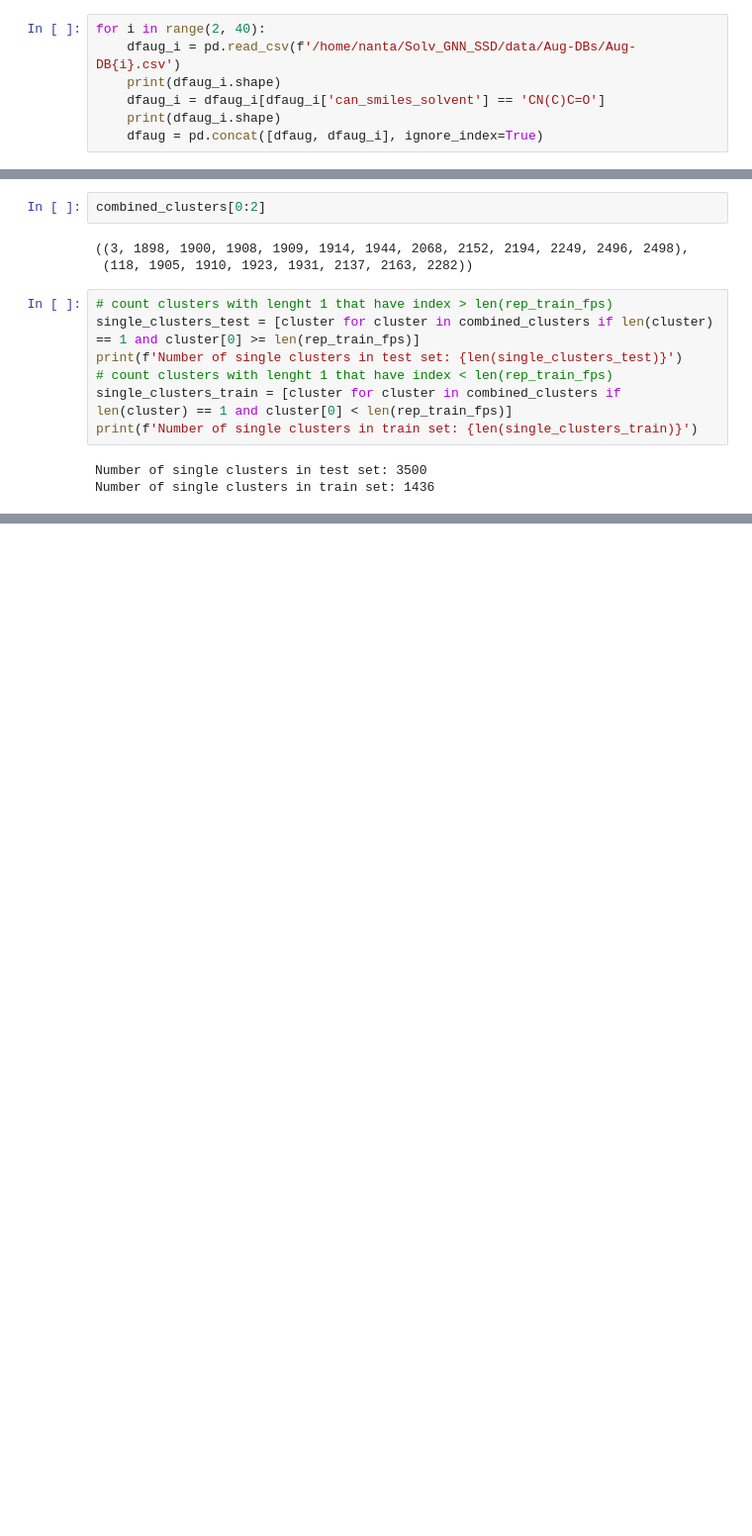
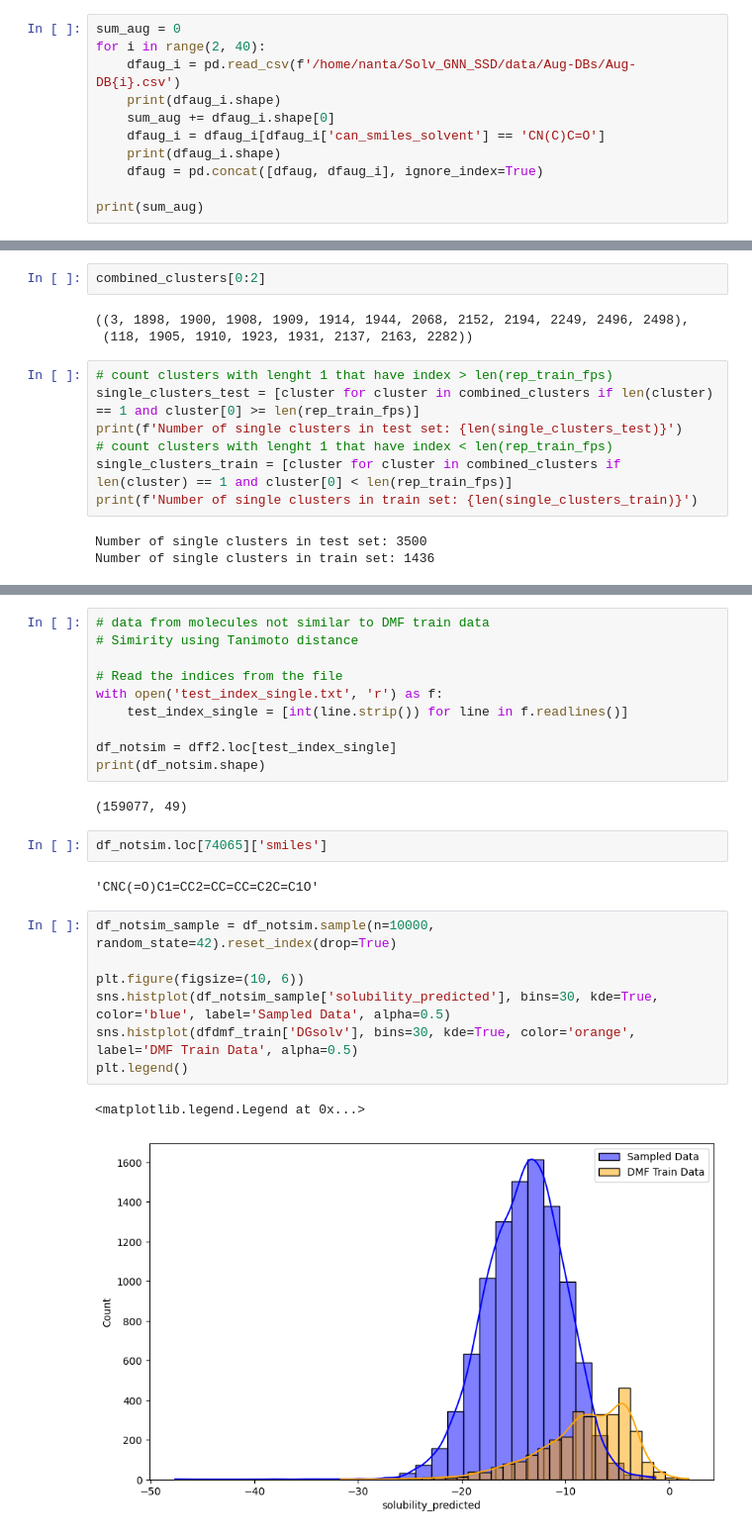
Before and after one commit to Nanta-Sp/Solv_GNN_SSD, a Jupyter notebook: notebooks/data.py.ipynb, the cells around one changed output, grey strips where cells are left out. Shown at 99% size. Saved outputs shown, nothing was run; the diff lists cells and outputs as text; blank space fills up the shorter version.

```diff
--- a/notebooks/data.py.ipynb
+++ b/notebooks/data.py.ipynb
@@ -67,12 +69,16 @@ print(dfaug.shape)
 (183432, 11)
 (490, 11)
 # %%
+sum_aug = 0
 for i in range(2, 40):
     dfaug_i = pd.read_csv(f'/home/nanta/Solv_GNN_SSD/data/Aug-DBs/Aug-DB{i}.csv')
     print(dfaug_i.shape)
+    sum_aug += dfaug_i.shape[0]
     dfaug_i = dfaug_i[dfaug_i['can_smiles_solvent'] == 'CN(C)C=O']
     print(dfaug_i.shape)
     dfaug = pd.concat([dfaug, dfaug_i], ignore_index=True)
+
+print(sum_aug)
 # %% [output]
 (65833, 11)
 (202, 11)
@@ -1223,0 +1284,26 @@ Number of single clusters in train set: 1436
+# %%
+# data from molecules not similar to DMF train data
+# Simirity using Tanimoto distance
+
+# Read the indices from the file
+with open('test_index_single.txt', 'r') as f:
+    test_index_single = [int(line.strip()) for line in f.readlines()]
+
+df_notsim = dff2.loc[test_index_single]
+print(df_notsim.shape)
+# %% [output]
+(159077, 49)
+# %%
+df_notsim.loc[74065]['smiles']
+# %% [output]
+'CNC(=O)C1=CC2=CC=CC=C2C=C1O'
+# %%
+df_notsim_sample = df_notsim.sample(n=10000, random_state=42).reset_index(drop=True)
+
+plt.figure(figsize=(10, 6))
+sns.histplot(df_notsim_sample['solubility_predicted'], bins=30, kde=True, color='blue', label='Sampled Data', alpha=0.5)
+sns.histplot(dfdmf_train['DGsolv'], bins=30, kde=True, color='orange', label='DMF Train Data', alpha=0.5)
+plt.legend()
+# %% [output]
+<matplotlib.legend.Legend at 0x...>
+[figure, added]
```
Also changed, not shown: parts of 15 cells of this notebook, 14 other files.
